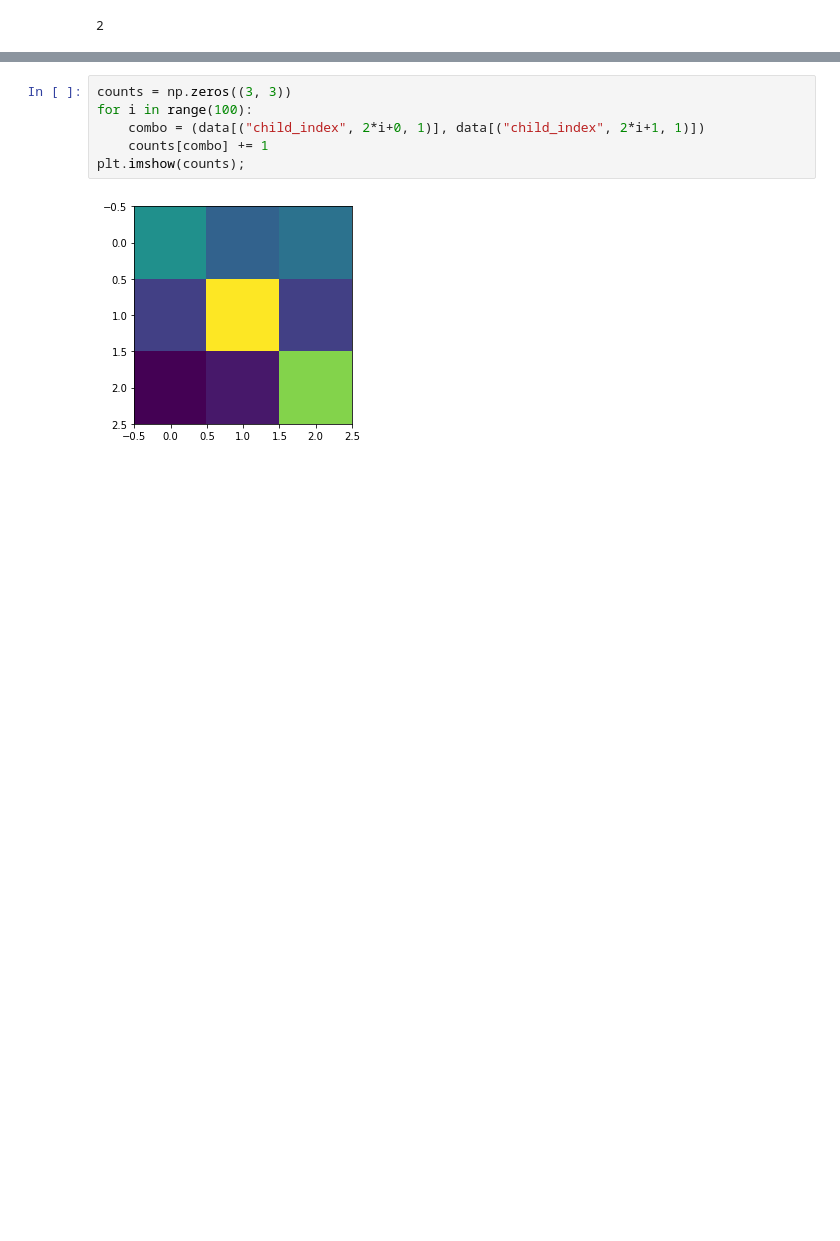
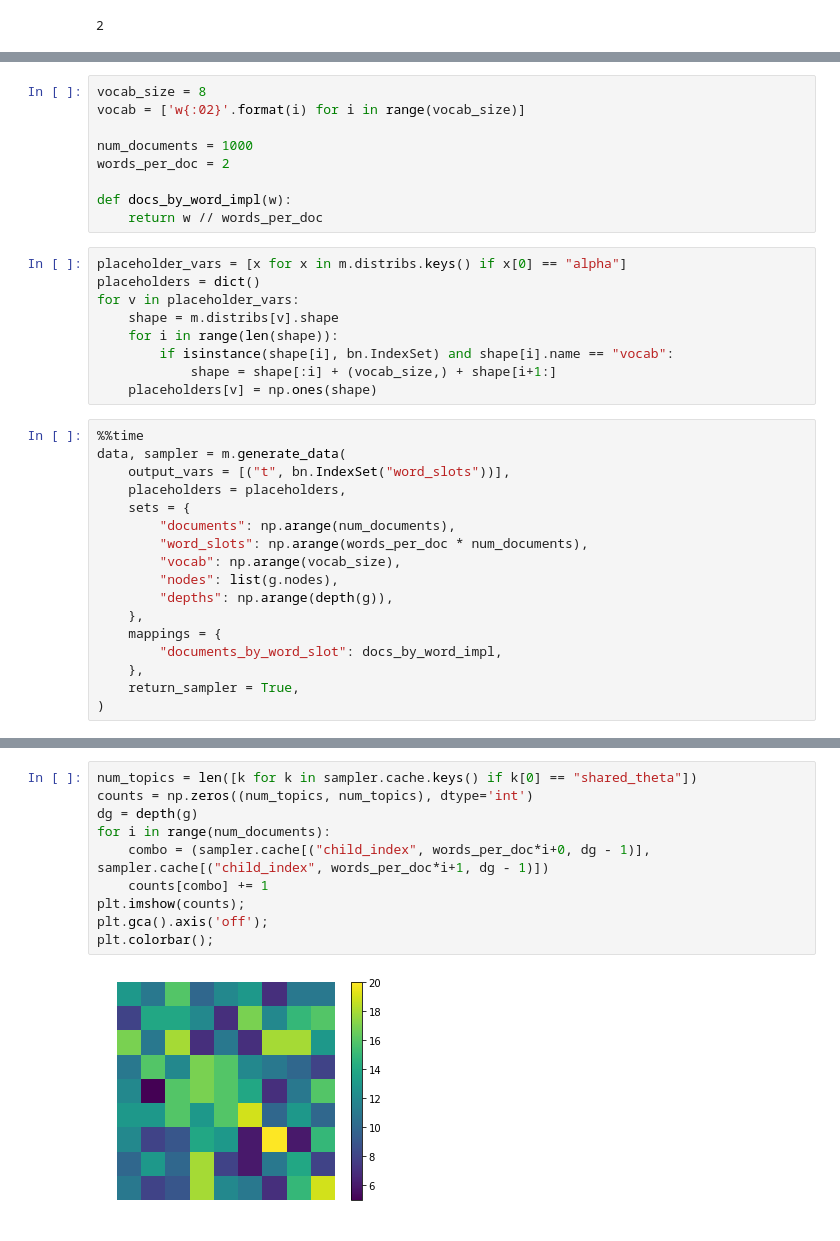
Before and after one commit to aleveren/ucsd-research, a Jupyter notebook: symbolic-sets/pachinko-experiments.ipynb, the cells around one changed output, grey strips where cells are left out. Saved outputs shown, nothing was run; the diff lists cells and outputs as text; blank space fills up the shorter version.

```diff
--- a/symbolic-sets/pachinko-experiments.ipynb
+++ b/symbolic-sets/pachinko-experiments.ipynb
@@ -160,0 +140,35 @@ len(data)
+# %%
+vocab_size = 8
+vocab = ['w{:02}'.format(i) for i in range(vocab_size)]
+
+num_documents = 1000
+words_per_doc = 2
+
+def docs_by_word_impl(w):
+    return w // words_per_doc
+# %%
+placeholder_vars = [x for x in m.distribs.keys() if x[0] == "alpha"]
+placeholders = dict()
+for v in placeholder_vars:
+    shape = m.distribs[v].shape
+    for i in range(len(shape)):
+        if isinstance(shape[i], bn.IndexSet) and shape[i].name == "vocab":
+            shape = shape[:i] + (vocab_size,) + shape[i+1:]
+    placeholders[v] = np.ones(shape)
+# %%
+%%time
+data, sampler = m.generate_data(
+    output_vars = [("t", bn.IndexSet("word_slots"))],
+    placeholders = placeholders,
+    sets = {
+        "documents": np.arange(num_documents),
+        "word_slots": np.arange(words_per_doc * num_documents),
+        "vocab": np.arange(vocab_size),
+        "nodes": list(g.nodes),
+        "depths": np.arange(depth(g)),
+    },
+    mappings = {
+        "documents_by_word_slot": docs_by_word_impl,
+    },
+    return_sampler = True,
+)
@@ -161,8 +178,12 @@ len(data)
 # %%
-counts = np.zeros((3, 3))
-for i in range(100):
-    combo = (data[("child_index", 2*i+0, 1)], data[("child_index", 2*i+1, 1)])
+num_topics = len([k for k in sampler.cache.keys() if k[0] == "shared_theta"])
+counts = np.zeros((num_topics, num_topics), dtype='int')
+dg = depth(g)
+for i in range(num_documents):
+    combo = (sampler.cache[("child_index", words_per_doc*i+0, dg - 1)], sampler.cache[("child_index", words_per_doc*i+1, dg - 1)])
     counts[combo] += 1
 plt.imshow(counts);
+plt.gca().axis('off');
+plt.colorbar();
 # %% [output]
-[figure, old version]
+[figure, new version]
```
Also changed, not shown: parts of 11 cells of this notebook, 1 other file.
